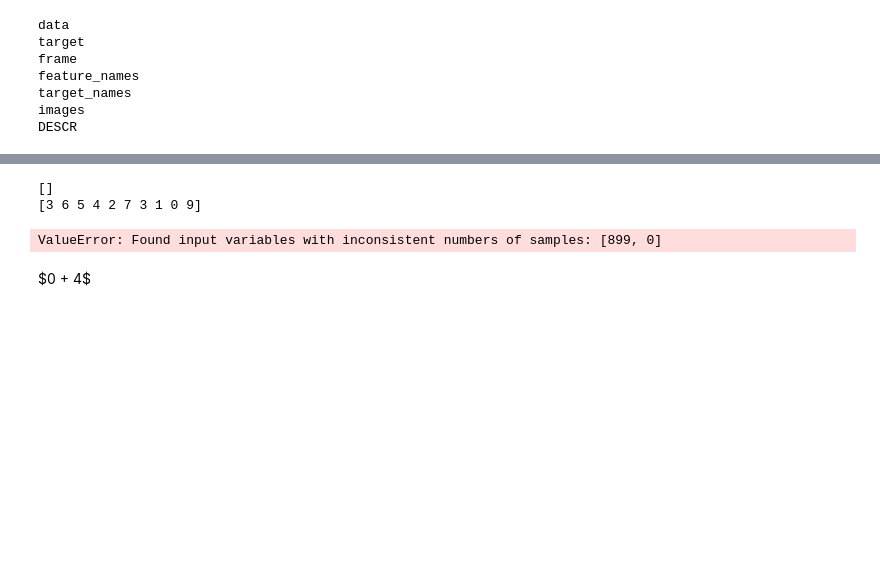
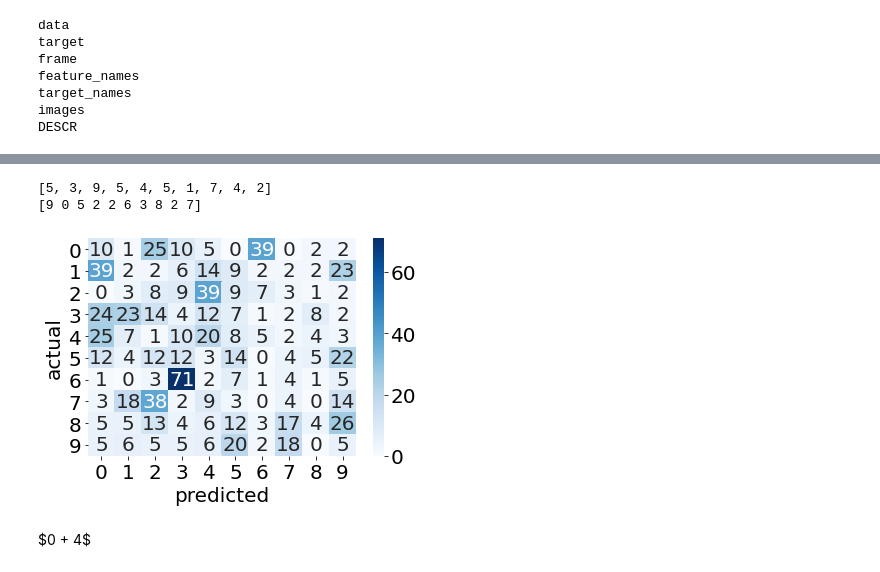
Before and after one commit to rkeulemans/exercise_public, a Jupyter notebook: mnist_knn_tutorial.ipynb, the cells around one changed output, grey strips where cells are left out. Saved outputs shown, nothing was run; the diff lists cells and outputs as text; code cells hidden in the pictures; blank space fills up the shorter version.

```diff
--- a/mnist_knn_tutorial.ipynb
+++ b/mnist_knn_tutorial.ipynb
@@ -655,15 +675,18 @@ NameError: name 'tqdm' is not defined
 # %%
 print(predicted[:10])
 print(y_test[:10])
 
 from sklearn.metrics import confusion_matrix
 cm = confusion_matrix(y_test, np.array(predicted), labels=[i for i in range(10)])
 g = sns.heatmap(cm, annot=True, xticklabels=True, yticklabels=True, cmap="Blues")
 g.set_yticklabels(g.get_yticklabels(), rotation = 0)
+g.set_xlabel("predicted")
+g.set_ylabel("actual")
+g.get_figure().savefig("confusion_matrix", dpi=300)
 # %% [output]
-[]
-[3 6 5 4 2 7 3 1 0 9]
+[5, 3, 9, 5, 4, 5, 1, 7, 4, 2]
+[9 0 5 2 2 6 3 8 2 7]
-ValueError: Found input variables with inconsistent numbers of samples: [899, 0]
+[figure, added]
 # %%
 ## Exercises should at least contain 1 correct answer!! (check before write, otherwise throw error)
 
```
Also changed, not shown: parts of 4 cells of this notebook, 5 other files.
